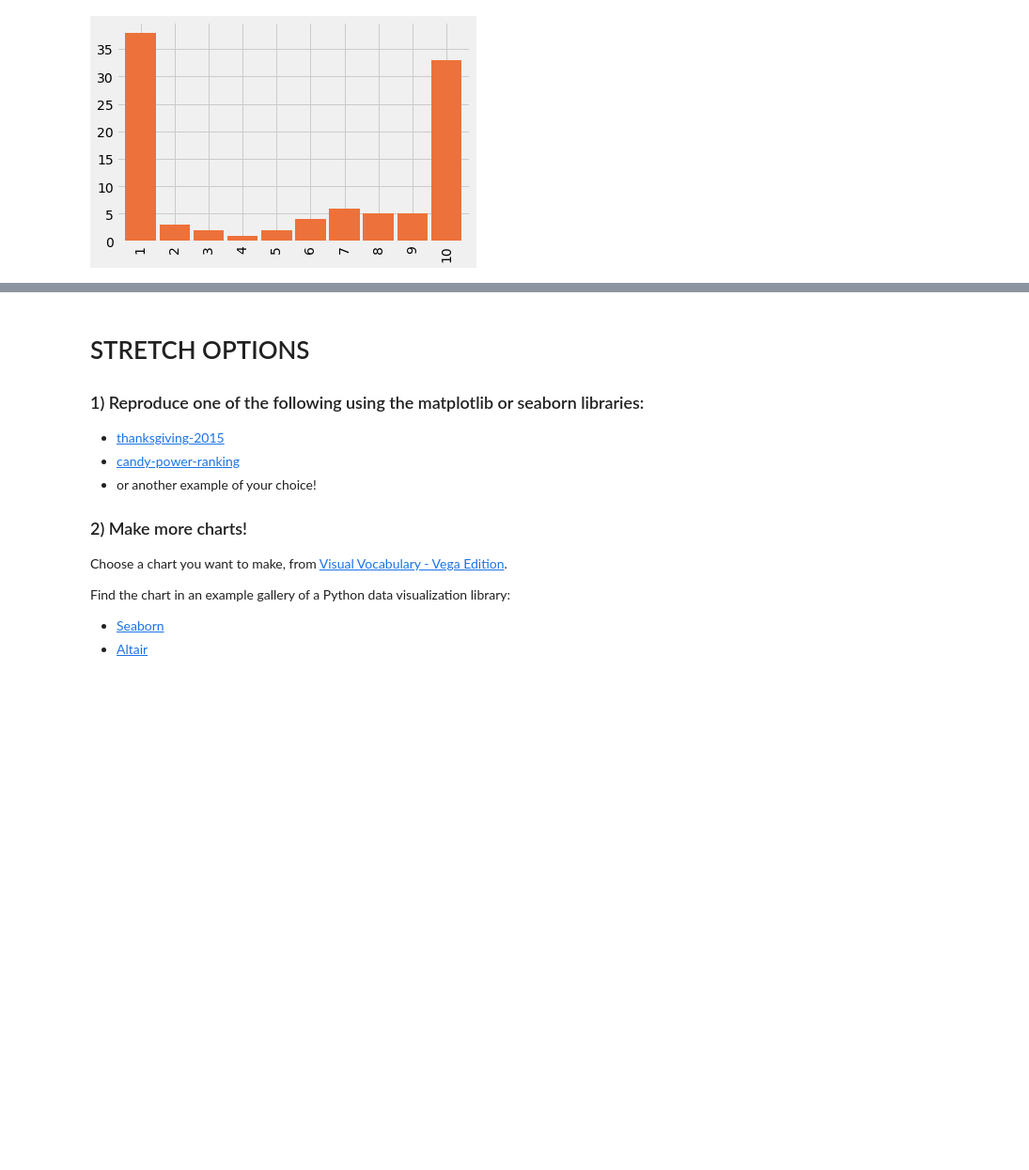
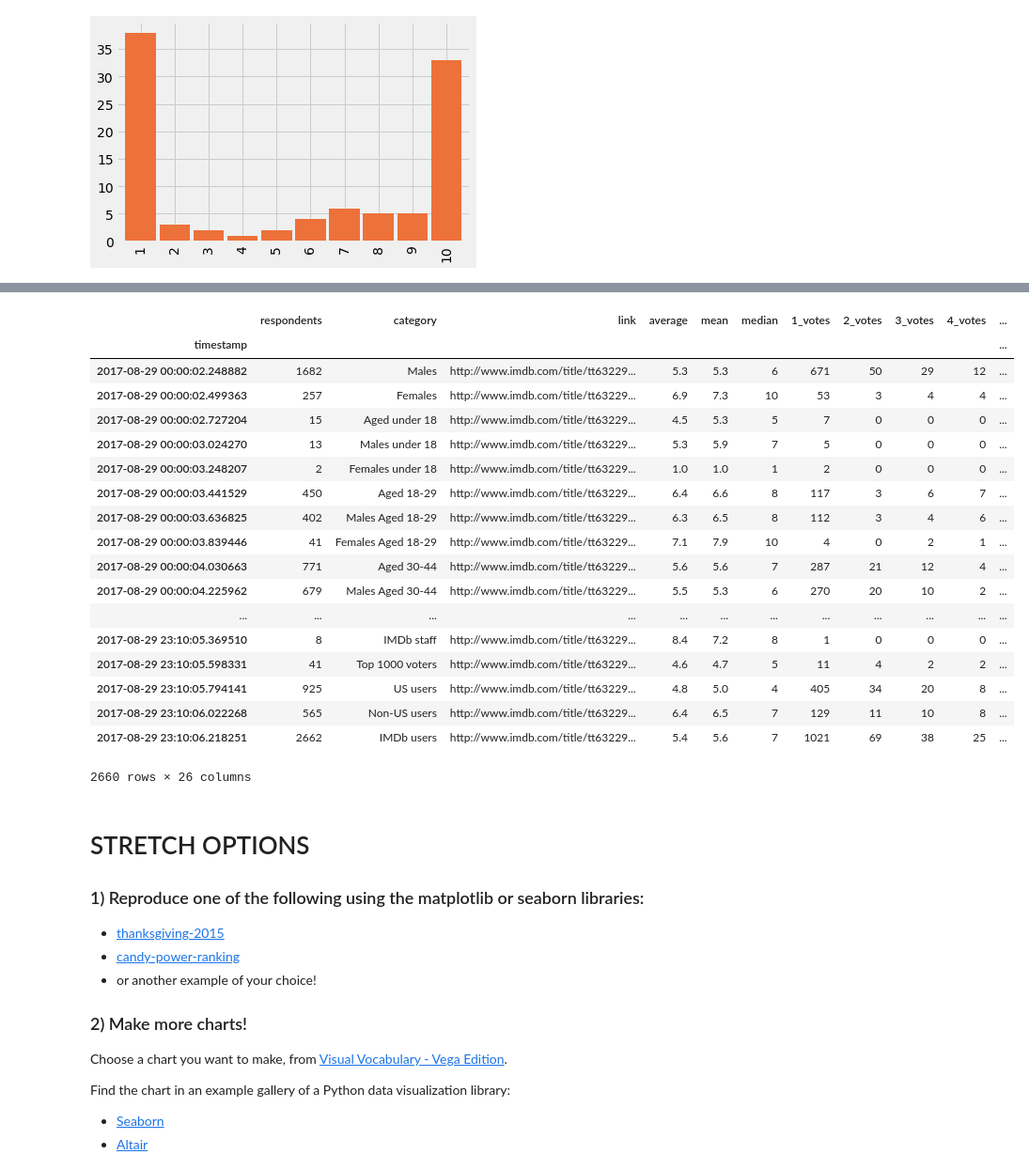
Before and after one commit to ahvblackwelltech/DS-Unit-1-Sprint-2-Data-Wrangling-and-Storytelling, a Jupyter notebook: module3-make-explanatory-visualizations/Ahvi_Blackwell_LS_DSPT3_123_Make_Explanatory_Visualizations_Assignment.ipynb, the cells around one changed output, grey strips where cells are left out. Shown at 94% size. Saved outputs shown, nothing was run; the diff lists cells and outputs as text; code cells hidden in the pictures; blank space fills up the shorter version.

```diff
--- a/module3-make-explanatory-visualizations/Ahvi_Blackwell_LS_DSPT3_123_Make_Explanatory_Visualizations_Assignment.ipynb
+++ b/module3-make-explanatory-visualizations/Ahvi_Blackwell_LS_DSPT3_123_Make_Explanatory_Visualizations_Assignment.ipynb
@@ -41,0 +264,3 @@ fake.plot.bar(color='#ed713a', width=0.9);
+# %%
+df = pd.read_csv('https://raw.githubusercontent.com/fivethirtyeight/data/master/inconvenient-sequel/ratings.csv')
+df.head()
@@ -41,0 +294,2 @@ fake.plot.bar(color='#ed713a', width=0.9);
+# %%
+df['timestamp'] = pd.to_datetime(df['timestamp'])
@@ -41,0 +336,2 @@ fake.plot.bar(color='#ed713a', width=0.9);
+# %%
+df = df.set_index('timestamp')
@@ -42,3 +348,25 @@ fake.plot.bar(color='#ed713a', width=0.9);
+# %%
+df['2017-08-29']
+# %% [output]
+|  | respondents | category | link | average | mean | median | 1_votes | 2_votes | 3_votes | 4_votes | ... |
+| timestamp |  |  |  |  |  |  |  |  |  |  | ... |
+| 2017-08-29 00:00:02.248882 | 1682 | Males | http://www.imdb.com/title/tt63229... | 5.3 | 5.3 | 6 | 671 | 50 | 29 | 12 | ... |
+| 2017-08-29 00:00:02.499363 | 257 | Females | http://www.imdb.com/title/tt63229... | 6.9 | 7.3 | 10 | 53 | 3 | 4 | 4 | ... |
+| 2017-08-29 00:00:02.727204 | 15 | Aged under 18 | http://www.imdb.com/title/tt63229... | 4.5 | 5.3 | 5 | 7 | 0 | 0 | 0 | ... |
+| 2017-08-29 00:00:03.024270 | 13 | Males under 18 | http://www.imdb.com/title/tt63229... | 5.3 | 5.9 | 7 | 5 | 0 | 0 | 0 | ... |
+| 2017-08-29 00:00:03.248207 | 2 | Females under 18 | http://www.imdb.com/title/tt63229... | 1.0 | 1.0 | 1 | 2 | 0 | 0 | 0 | ... |
+| 2017-08-29 00:00:03.441529 | 450 | Aged 18-29 | http://www.imdb.com/title/tt63229... | 6.4 | 6.6 | 8 | 117 | 3 | 6 | 7 | ... |
+| 2017-08-29 00:00:03.636825 | 402 | Males Aged 18-29 | http://www.imdb.com/title/tt63229... | 6.3 | 6.5 | 8 | 112 | 3 | 4 | 6 | ... |
+| 2017-08-29 00:00:03.839446 | 41 | Females Aged 18-29 | http://www.imdb.com/title/tt63229... | 7.1 | 7.9 | 10 | 4 | 0 | 2 | 1 | ... |
+| 2017-08-29 00:00:04.030663 | 771 | Aged 30-44 | http://www.imdb.com/title/tt63229... | 5.6 | 5.6 | 7 | 287 | 21 | 12 | 4 | ... |
+| 2017-08-29 00:00:04.225962 | 679 | Males Aged 30-44 | http://www.imdb.com/title/tt63229... | 5.5 | 5.3 | 6 | 270 | 20 | 10 | 2 | ... |
+| ... | ... | ... | ... | ... | ... | ... | ... | ... | ... | ... | ... |
+| 2017-08-29 23:10:05.369510 | 8 | IMDb staff | http://www.imdb.com/title/tt63229... | 8.4 | 7.2 | 8 | 1 | 0 | 0 | 0 | ... |
+| 2017-08-29 23:10:05.598331 | 41 | Top 1000 voters | http://www.imdb.com/title/tt63229... | 4.6 | 4.7 | 5 | 11 | 4 | 2 | 2 | ... |
+| 2017-08-29 23:10:05.794141 | 925 | US users | http://www.imdb.com/title/tt63229... | 4.8 | 5.0 | 4 | 405 | 34 | 20 | 8 | ... |
+| 2017-08-29 23:10:06.022268 | 565 | Non-US users | http://www.imdb.com/title/tt63229... | 6.4 | 6.5 | 7 | 129 | 11 | 10 | 8 | ... |
+| 2017-08-29 23:10:06.218251 | 2662 | IMDb users | http://www.imdb.com/title/tt63229... | 5.4 | 5.6 | 7 | 1021 | 69 | 38 | 25 | ... |
+2660 rows × 26 columns
 # %% [markdown]
 # STRETCH OPTIONS
 
```
Also changed, not shown: parts of 17 cells of this notebook.
